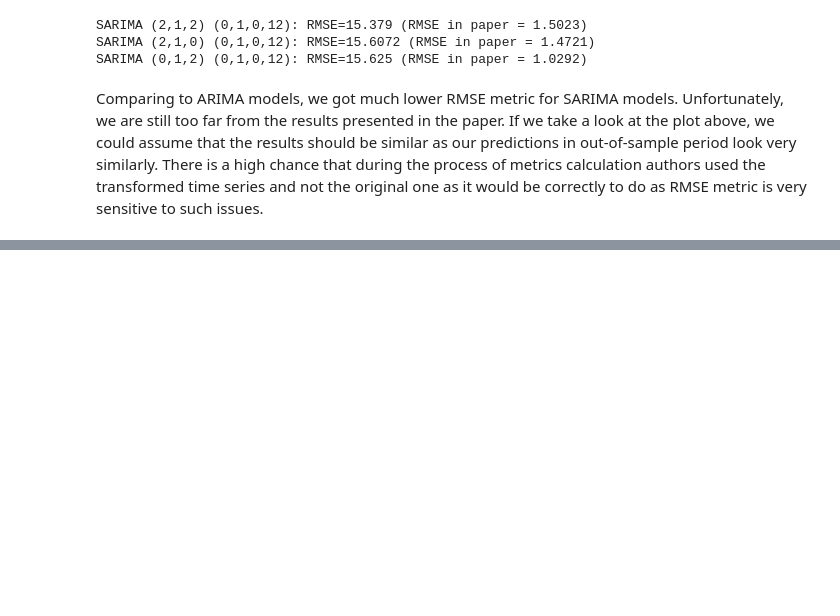
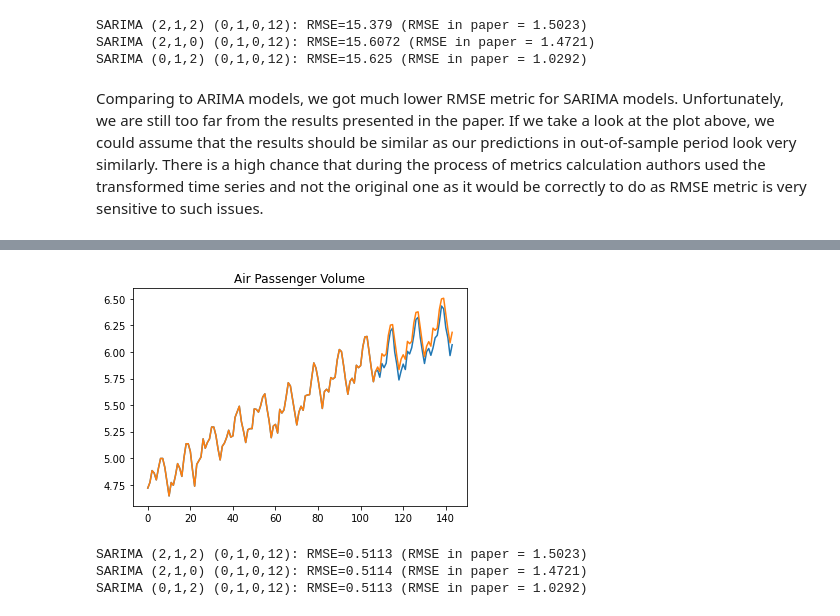
Before and after one commit to Staneesh/Repro2023, a Jupyter notebook: main.ipynb, the cells around one changed output, grey strips where cells are left out. Drawn from its saved outputs; the diff is of its cells as text; code cells hidden in the pictures; blank space fills up the shorter version.

```diff
--- a/main.ipynb
+++ b/main.ipynb
@@ -421,0 +449,15 @@ Comparing to ARIMA models, we got much lower RMSE metric for SARIMA models. Unfo
+# %%
+sarima012_110_12_log, sarima012_110_12_pred_log = run_log_sarima_model((0,1,2), (0,1,0,12), print_plot = True)
+# %% [output]
+[figure, added]
+# %%
+for model_i in [
+    ("SARIMA (2,1,2) (0,1,0,12)", sarima212_010_12_log, 1.5023),
+    ("SARIMA (2,1,0) (0,1,0,12)", sarima210_110_12_log, 1.4721),
+    ("SARIMA (0,1,2) (0,1,0,12)", sarima012_110_12_log, 1.0292)
+]:
+    print(f"{model_i[0]}: RMSE={round(mean_squared_error(np.log(data['Count'][:-36]), model_i[1].predict(), squared=False),4)} (RMSE in paper = {model_i[2]})")
+# %% [output]
+SARIMA (2,1,2) (0,1,0,12): RMSE=0.5113 (RMSE in paper = 1.5023)
+SARIMA (2,1,0) (0,1,0,12): RMSE=0.5114 (RMSE in paper = 1.4721)
+SARIMA (0,1,2) (0,1,0,12): RMSE=0.5113 (RMSE in paper = 1.0292)
```
Also changed, not shown: parts of 9 cells of this notebook.
